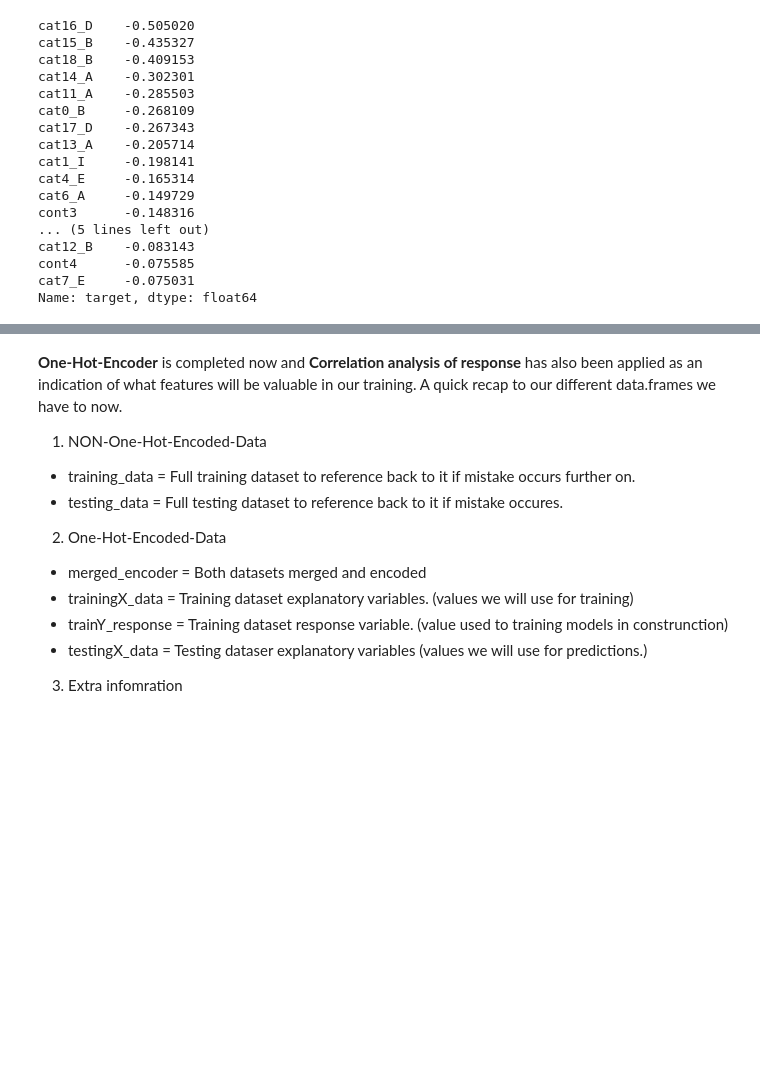
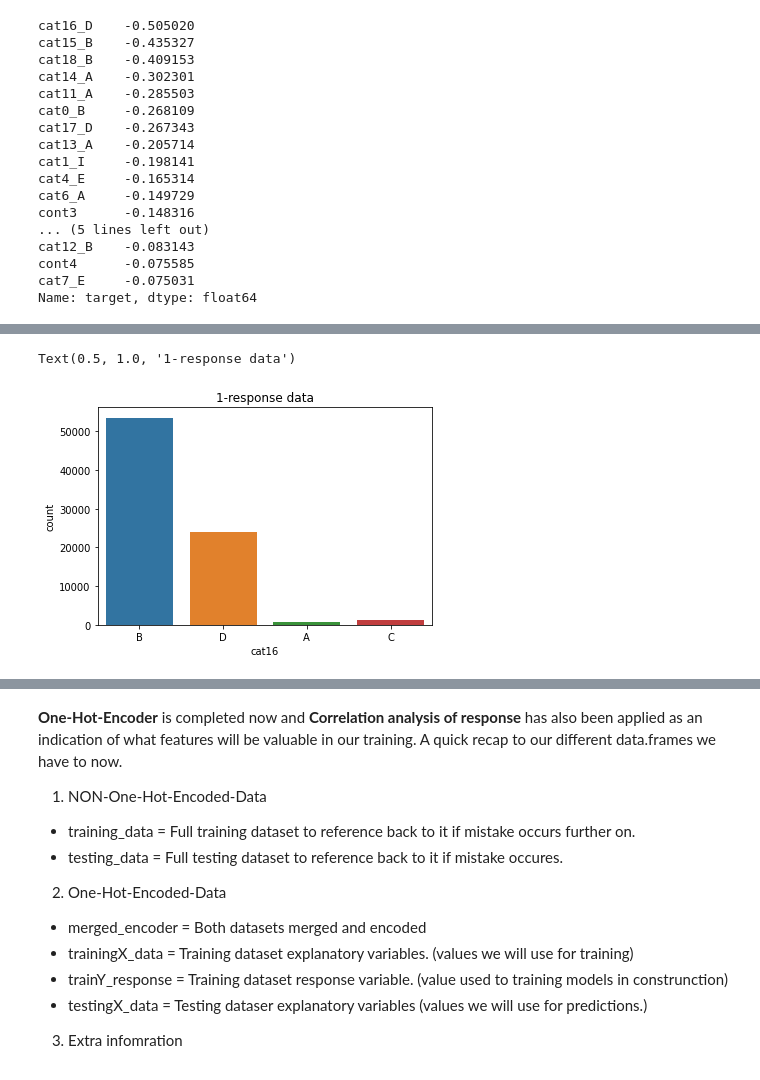
Before and after one commit to AMLoucas/ID5059-Project-2, a Jupyter notebook: Final-Markdown.ipynb, the cells around one changed output, grey strips where cells are left out. Cells and saved outputs as stored; diff of their text form; code cells hidden in the pictures; blank space fills up the shorter version.

```diff
--- a/Final-Markdown.ipynb
+++ b/Final-Markdown.ipynb
@@ -254,0 +294,6 @@ From the above results we can see some values close to 0, which indicates they d
+# %%
+#cat16 with response value 1
+sns.countplot(data =data_target_one, x='cat16').set_title('1-response data')
+# %% [output]
+Text(0.5, 1.0, '1-response data')
+[figure, added]
```
Also changed, not shown: parts of 28 cells of this notebook.
